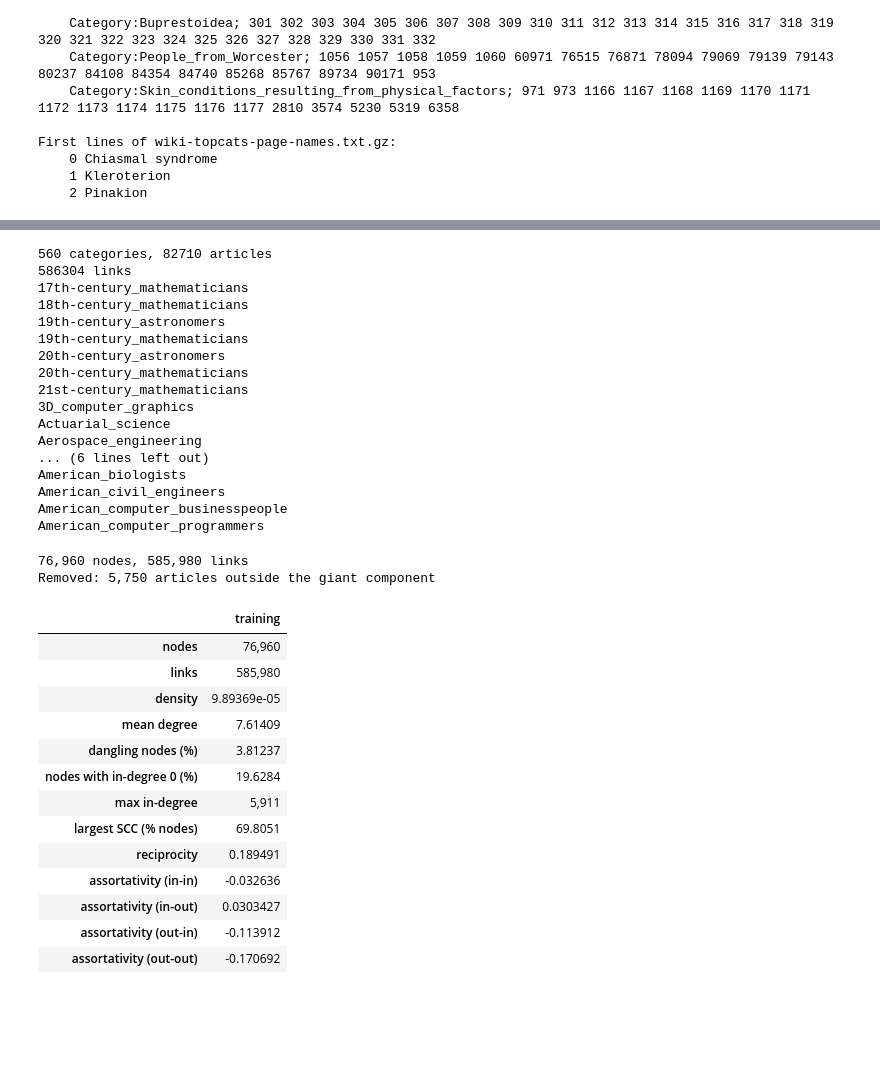
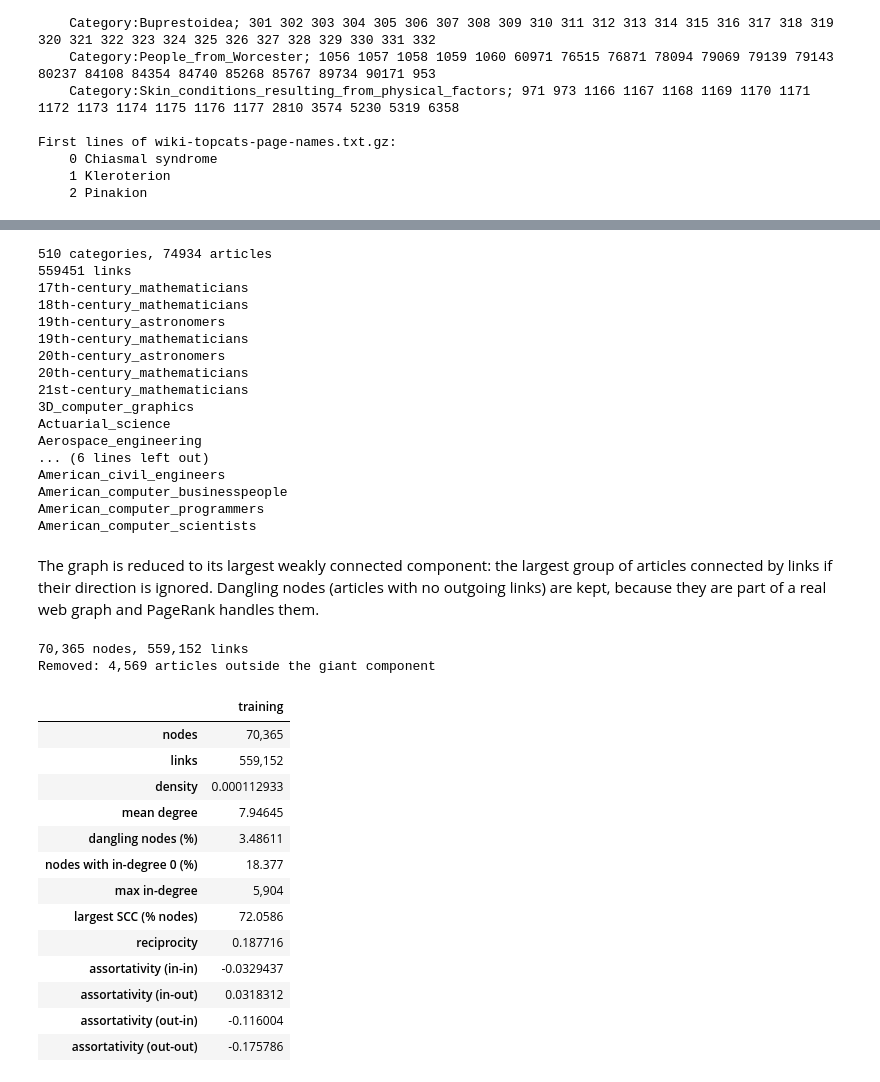
Before and after one commit to candreoliuoc/tfg-gnn-pagerank, a Jupyter notebook: notebooks/T3_T4.ipynb, the cells around one changed output, grey strips where cells are left out. Saved outputs shown, nothing was run; the diff lists cells and outputs as text; code cells hidden in the pictures; blank space fills up the shorter version.

```diff
--- a/notebooks/T3_T4.ipynb
+++ b/notebooks/T3_T4.ipynb
@@ -130,14 +157,14 @@ print(f"{len(page_names):,} page names  ({time.time() - t0:.0f} s)")
 # %%
-# I collect in a list some scientific keywords and in another list some non
-# scientific ones. I check each name of category against the two lists: I'll keep
+# Collect in a list some scientific keywords and in another list some non
+# scientific ones. Check each name of category against the two lists: will keep
 # just categories that are clearly scientific (not science-fiction, for
-# instance). So, I drop categories that are not scientific or that are in the
+# instance). So, drop categories that are not scientific or that are in the
 # excluded keywords.
-# If with that category the number of kept nodes would be bigger than 100.000,
-# I skip it and go to the next one.
-# I collect in a new pandas table the edges where both nodes are in the kept list,
-# and I drop self-loops (an article linking to itself) and duplicates.
-# Finally I print the number of kept nodes and edges and 20 categories names,
+# If with that category the number of kept nodes would be bigger than 75,000,
+# skip it and go to the next one.
+# Collect in a new pandas table the edges where both nodes are in the kept list,
+# and drop self-loops (an article linking to itself) and duplicates.
+# Finally print the number of kept nodes and edges and 20 categories names,
 # just to have an idea.
 
 keyw = ["physic", "chemi", "biolog", "mathemat", "astronom", "geolog", "medic",
@@ -145,14 +172,19 @@ keyw = ["physic", "chemi", "biolog", "mathemat", "astronom", "geolog", "medic",
         "species", "animal", "plant", "insect", "bird", "fish", "anatom",
         "comput", "engineer", "technolog"]
 excl = ["fiction", "political", "social", "player", "films", "games", "episode",
-        "series", "politician", "people_with", "alternative"]
+        "television_series", "politician", "people_with", "alternative",
+        "deaths", "planter", "plantation", "conscientious", "faculty",
+        "sciences_po", "house_of_medici", "medicare", "_arts", "letters",
+        "morales", "officers", "colleges_in_england", "scientific_interest",
+        "shows", "aviation", "legendary", "artists",  "humanities", "alumni",
+        "animal_rights", "and_art", "physical_geography"]
 
 keep_nodes = set()
 keep_categories = []
 for name, pages in categories.items():
   if not any(k in name.lower() for k in keyw) or any(x in name.lower() for x in excl):
     continue
-  if len(keep_nodes | set(pages)) > 100_000:
+  if len(keep_nodes | set(pages)) > 75_000:
     continue
   keep_nodes.update(pages)
   keep_categories.append(name)
@@ -164,8 +196,8 @@ train_edges = train_edges[train_edges["src"] != train_edges["dst"]].drop_duplica
 print(len(train_edges), "links")
 print("\n".join(sorted(keep_categories)[:20]))
 # %% [output]
-560 categories, 82710 articles
-586304 links
+510 categories, 74934 articles
+559451 links
 17th-century_mathematicians
 18th-century_mathematicians
 19th-century_astronomers
@@ -177,16 +209,17 @@ print("\n".join(sorted(keep_categories)[:20]))
 Actuarial_science
 Aerospace_engineering
 ... (6 lines left out)
-American_biologists
 American_civil_engineers
 American_computer_businesspeople
 American_computer_programmers
+American_computer_scientists
+# %% [markdown]
+The graph is reduced to its largest weakly connected component: the largest group of articles connected by links if their direction is ignored. Dangling nodes (articles with no outgoing links) are kept, because they are part of a real web graph and PageRank handles them.
 # %%
 # Import library networkx and create graph G using DiGraph, meaning it is a
-# directed graph. I identify componenets and keep the giant one for training.
+# directed graph. Identify components and keep the giant one for training.
 # Print its size and how many articles are lost.
 
-import networkx as nx
 G = nx.from_pandas_edgelist(train_edges, source="src", target="dst",
                             create_using=nx.DiGraph)
 
@@ -197,40 +230,40 @@ G_train = G.subgraph(G0).copy()
 print(f"{G_train.number_of_nodes():,} nodes, {G_train.number_of_edges():,} links")
 print(f"Removed: {len(keep_nodes) - G_train.number_of_nodes():,} articles outside the giant component")
 # %% [output]
-76,960 nodes, 585,980 links
-Removed: 5,750 articles outside the giant component
+70,365 nodes, 559,152 links
+Removed: 4,569 articles outside the giant component
 # %%
 # Function to describe a graph. It returns some useful metrics.
 
 def describe(G):
   n,m = G.number_of_nodes(), G.number_of_edges()
   d_in = [d for _, d in G.in_degree()]
   d_out = [d for _, d in G.out_degree()]
   scc = max(nx.strongly_connected_components(G), key=len)
   result={"nodes": n, "links": m, "density": nx.density(G),
           "mean degree": m/n, "dangling nodes (%)": 100*sum(d==0 for d in d_out)/n,
           "nodes with in-degree 0 (%)": 100*sum(d==0 for d in d_in)/ n,
           "max in-degree": max(d_in), "largest SCC (% nodes)": 100*len(scc)/n,
-          "reciprocity": nx.reciprocity(G),
-          "assortativity (in-in)": nx.degree_assortativity_coefficient(G, x="in", y="in")}
+          "reciprocity": nx.reciprocity(G)}
+
   for x in ["in","out"]:
     for y in ["in","out"]:
       result[f"assortativity ({x}-{y})"] = nx.degree_assortativity_coefficient(G, x=x, y=y)
   return result
 
 pd.DataFrame({"training": describe(G_train)})
 # %% [output]
 |  | training |
-| nodes | 76,960 |
-| links | 585,980 |
-| density | 9.89369e-05 |
-| mean degree | 7.61409 |
-| dangling nodes (%) | 3.81237 |
-| nodes with in-degree 0 (%) | 19.6284 |
-| max in-degree | 5,911 |
-| largest SCC (% nodes) | 69.8051 |
-| reciprocity | 0.189491 |
-| assortativity (in-in) | -0.032636 |
-| assortativity (in-out) | 0.0303427 |
-| assortativity (out-in) | -0.113912 |
-| assortativity (out-out) | -0.170692 |
+| nodes | 70,365 |
+| links | 559,152 |
+| density | 0.000112933 |
+| mean degree | 7.94645 |
+| dangling nodes (%) | 3.48611 |
+| nodes with in-degree 0 (%) | 18.377 |
+| max in-degree | 5,904 |
+| largest SCC (% nodes) | 72.0586 |
+| reciprocity | 0.187716 |
+| assortativity (in-in) | -0.0329437 |
+| assortativity (in-out) | 0.0318312 |
+| assortativity (out-in) | -0.116004 |
+| assortativity (out-out) | -0.175786 |
```
Also changed, not shown: parts of 48 cells of this notebook.
